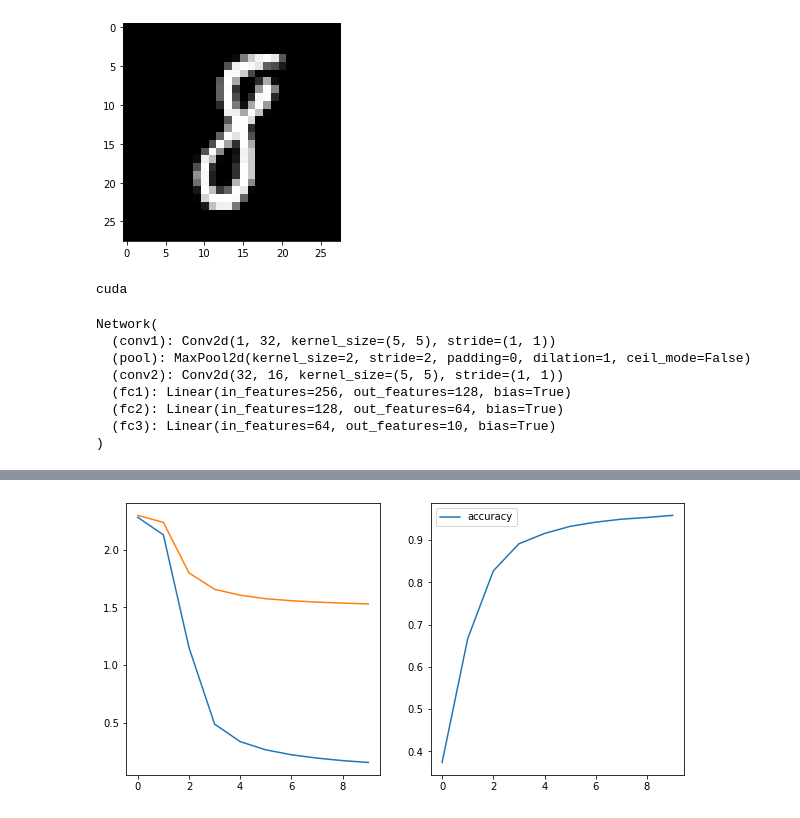
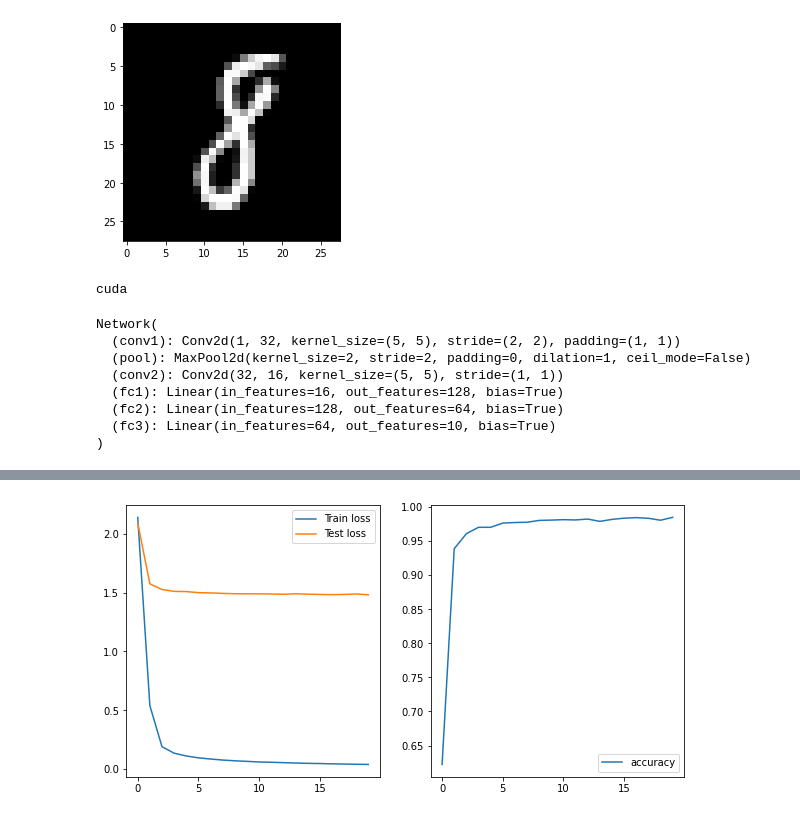
Before and after one commit to Abubakr1710/Deep-Learning, a Jupyter notebook: cnn_mnist.ipynb, the cells around one changed output, grey strips where cells are left out. Saved outputs shown, nothing was run; the diff lists cells and outputs as text; code cells hidden in the pictures.

```diff
--- a/cnn_mnist.ipynb
+++ b/cnn_mnist.ipynb
@@ -53,10 +53,11 @@ plt.imshow(images[1].numpy().squeeze(), cmap='Greys_r');
 class Network(nn.Module):
     def __init__(self):
         super(Network, self).__init__()
-        self.conv1=nn.Conv2d(1, 32, 5)
+        self.conv1=nn.Conv2d(1, 32, 5, padding=1, stride=2)
         self.pool=nn.MaxPool2d(2,2)
+
         self.conv2=nn.Conv2d(32, 16, 5)
-        self.fc1=nn.Linear(16*4*4, 128)
+        self.fc1=nn.Linear(16*1*1, 128)
         self.fc2=nn.Linear(128, 64)
         self.fc3=nn.Linear(64,10)
 
@@ -69,7 +70,7 @@ class Network(nn.Module):
         x=F.relu(self.fc1(x))
         x=F.relu(self.fc2(x))
         x=self.fc3(x)
-
+        #x=F.softmax(x, dim=1)
         return x
 
 model=Network()
@@ -80,10 +81,10 @@ model.to(device)
 # %% [output]
 cuda
 Network(
-  (conv1): Conv2d(1, 32, kernel_size=(5, 5), stride=(1, 1))
+  (conv1): Conv2d(1, 32, kernel_size=(5, 5), stride=(2, 2), padding=(1, 1))
   (pool): MaxPool2d(kernel_size=2, stride=2, padding=0, dilation=1, ceil_mode=False)
   (conv2): Conv2d(32, 16, kernel_size=(5, 5), stride=(1, 1))
-  (fc1): Linear(in_features=256, out_features=128, bias=True)
+  (fc1): Linear(in_features=16, out_features=128, bias=True)
   (fc2): Linear(in_features=128, out_features=64, bias=True)
   (fc3): Linear(in_features=64, out_features=10, bias=True)
 )
@@ -96,7 +97,7 @@ def torch_fit(trainloader, testloader, criterion, lr, num_epochs, model, device)
     train_losses=[]
     test_losses=[]
     accuracy=[]
-    norm_score=0.95
+    norm_score=0.97
     for epoch in range(num_epochs):
         print(f'Epoch: {epoch+1}/{num_epochs}')
 
@@ -137,11 +138,10 @@ def torch_fit(trainloader, testloader, criterion, lr, num_epochs, model, device)
         train_losses.append(train_loss_mean)
 
 
-        if norm_score < mean_acc:
+        if norm_score < mean_acc:#0.98
             torch.save(model.state_dict(),'checkpoint.pth')
             state_dict = torch.load('checkpoint.pth')
             print(state_dict.keys())
-            print(model.load_state_dict(state_dict))
             norm_score = mean_acc
 
         model.train()
@@ -159,11 +159,12 @@ def torch_fit(trainloader, testloader, criterion, lr, num_epochs, model, device)
     plt.subplot(1,2,1)
     plt.plot(train_losses, label='Train loss')
     plt.plot(test_losses, label='Test loss')
+    plt.legend()
 
     plt.subplot(1,2,2)
     plt.plot(x_axis_acc,accuracy, label='accuracy')
     plt.legend()
     plt.show()
 
-ans=torch_fit(trainloader=trainloader, testloader=testloader,criterion=criterion, lr=0.001, num_epochs=10, model=model, device=device)
+ans=torch_fit(trainloader=trainloader, testloader=testloader,criterion=criterion, lr=0.005, num_epochs=20, model=model, device=device)
 # %% [output]
@@ -187 +188 @@ accuracy on epoch: 0.9584664536741214
-[figure, old version]
+[figure, new version]
```
Also changed, not shown: parts of 3 cells of this notebook, 1 other file.
